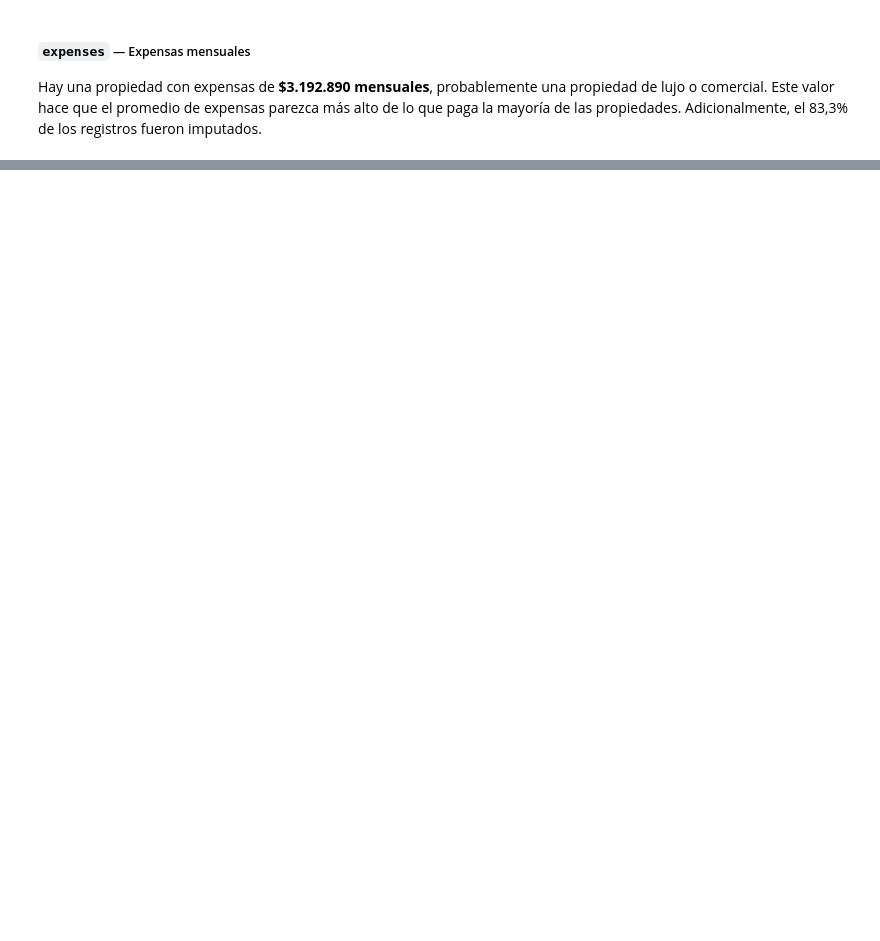
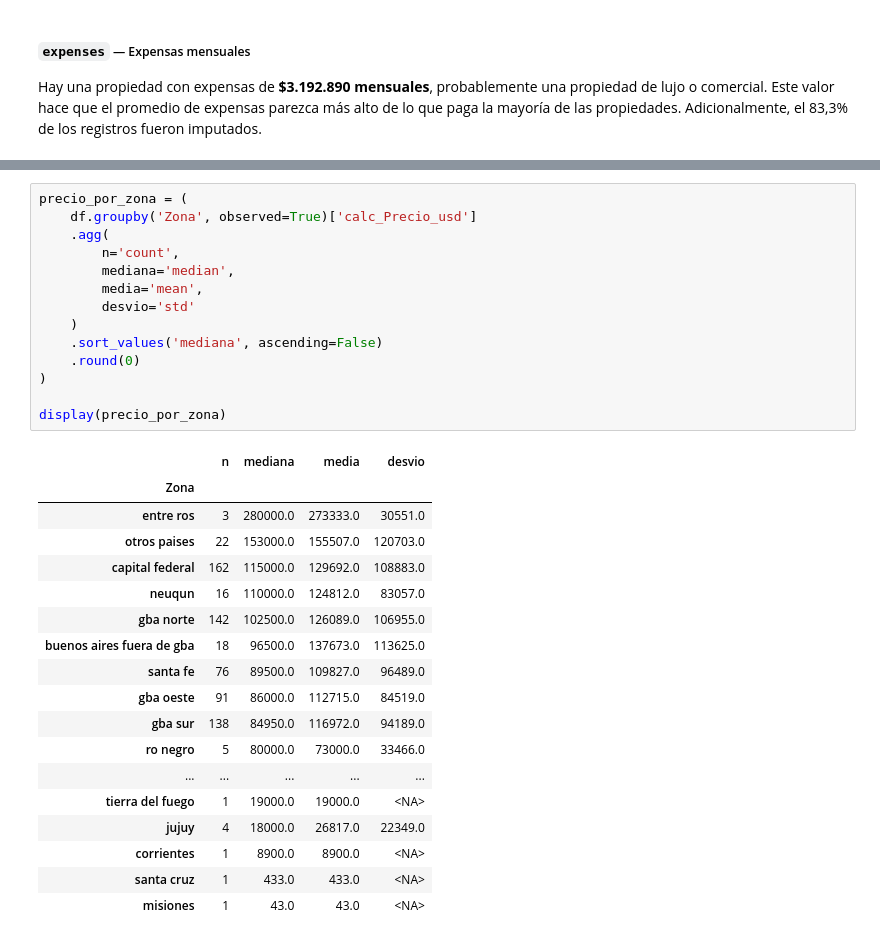
Before and after one commit to GomezMorales/TP_INTEGRADOR_CIENCIAS_DE_DATOS, a Jupyter notebook: TP_integrador_Ciencias_de_datos.ipynb, the cells around one changed output, grey strips where cells are left out. Saved outputs shown, nothing was run; the diff lists cells and outputs as text; blank space fills up the shorter version.

```diff
--- a/TP_integrador_Ciencias_de_datos.ipynb
+++ b/TP_integrador_Ciencias_de_datos.ipynb
@@ -1176,0 +1293,33 @@ display(df.nlargest(5, 'expenses')[['Tipo', 'Zona', 'expenses', 'calc_Precio_usd
+# %%
+precio_por_zona = (
+    df.groupby('Zona', observed=True)['calc_Precio_usd']
+    .agg(
+        n='count',
+        mediana='median',
+        media='mean',
+        desvio='std'
+    )
+    .sort_values('mediana', ascending=False)
+    .round(0)
+)
+
+display(precio_por_zona)
+# %% [output]
+|  | n | mediana | media | desvio |
+| Zona |  |  |  |  |
+| entre ros | 3 | 280000.0 | 273333.0 | 30551.0 |
+| otros paises | 22 | 153000.0 | 155507.0 | 120703.0 |
+| capital federal | 162 | 115000.0 | 129692.0 | 108883.0 |
+| neuqun | 16 | 110000.0 | 124812.0 | 83057.0 |
+| gba norte | 142 | 102500.0 | 126089.0 | 106955.0 |
+| buenos aires fuera de gba | 18 | 96500.0 | 137673.0 | 113625.0 |
+| santa fe | 76 | 89500.0 | 109827.0 | 96489.0 |
+| gba oeste | 91 | 86000.0 | 112715.0 | 84519.0 |
+| gba sur | 138 | 84950.0 | 116972.0 | 94189.0 |
+| ro negro | 5 | 80000.0 | 73000.0 | 33466.0 |
+| ... | ... | ... | ... | ... |
+| tierra del fuego | 1 | 19000.0 | 19000.0 | <NA> |
+| jujuy | 4 | 18000.0 | 26817.0 | 22349.0 |
+| corrientes | 1 | 8900.0 | 8900.0 | <NA> |
+| santa cruz | 1 | 433.0 | 433.0 | <NA> |
+| misiones | 1 | 43.0 | 43.0 | <NA> |
```
Also changed, not shown: parts of 26 cells of this notebook.
